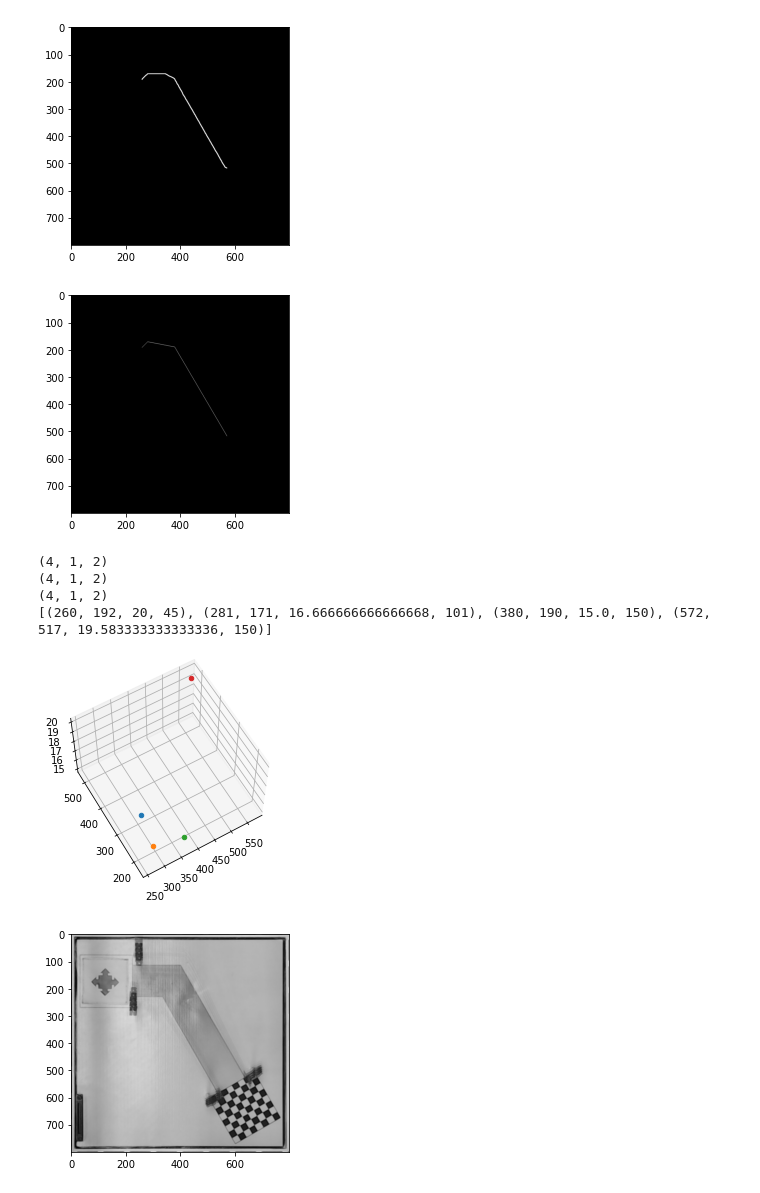
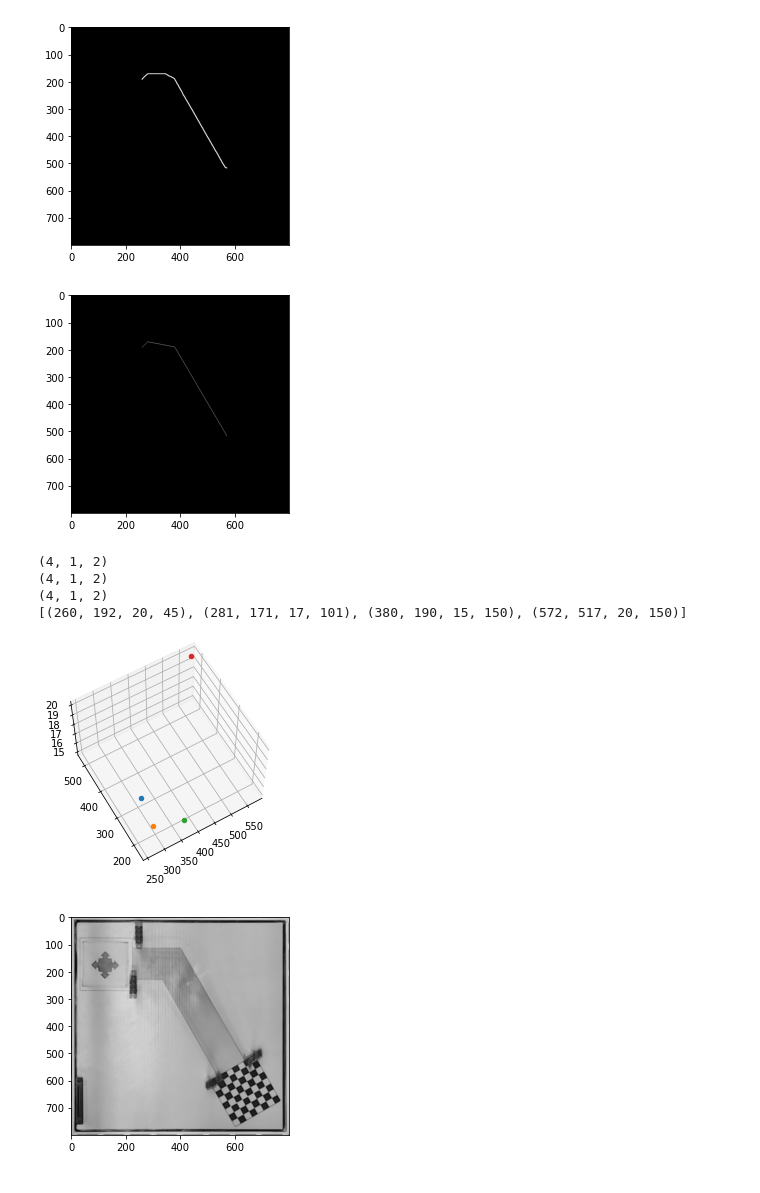
Before and after one commit to Sirikorn-praew/module6-7, a Jupyter notebook: image processing/m2.ipynb, the cells around one changed output. Drawn from its saved outputs; the diff is of its cells as text; code cells hidden in the pictures.

```diff
--- a/image processing/m2.ipynb
+++ b/image processing/m2.ipynb
@@ -501,36 +501,37 @@ for p in poly_points:
         if new_cost < cost:
             cost = new_cost
             best =  Z[i]
-    Z_real.append(best)
+    Z_real.append(round(best))
     heights.append(best)
     # print(len(p))
 
 for b in range(len(poly_points)-1):
     # if b == b[-1]:continue
     print(poly_points.shape)
     x0 = poly_points[b][0][0]
     y0 = poly_points[b][0][1]
     x1 = poly_points[b+1][0][0]
     y1 = poly_points[b+1][0][1]
+
     x = x1 - x0
     y = y1 - y0
     radian_theta = math.atan2(y, x) #theta = math.atan2(y[i], x[i])
     ongsa_theta = round(radian_theta*180/math.pi+90)
     points.append((x0, y0,Z_real[b],ongsa_theta))
 points.append((x1, y1, Z_real[-1], ongsa_theta))
 print(points)
 fig = plt.figure()
 ax = fig.add_subplot(111, projection='3d')
 for i in range(len(points)): ax.scatter(points[i][0], points[i][1], points[i][2])
 ax.view_init(azim=-120, elev=60)
 plt.show()
 # %% [output]
 [figure]
 (4, 1, 2)
 (4, 1, 2)
 (4, 1, 2)
-[(260, 192, 20, 45), (281, 171, 16.666666666666668, 101), (380, 190, 15.0, 150), (572, 517, 19.583333333333336, 150)]
+[(260, 192, 20, 45), (281, 171, 17, 101), (380, 190, 15, 150), (572, 517, 20, 150)]
-[figure, old version]
+[figure, new version]
 # %%
 # edges_new = cv2.Canny(frame3, 20, 100)
 
```
Also changed, not shown: parts of 1 cell of this notebook.
